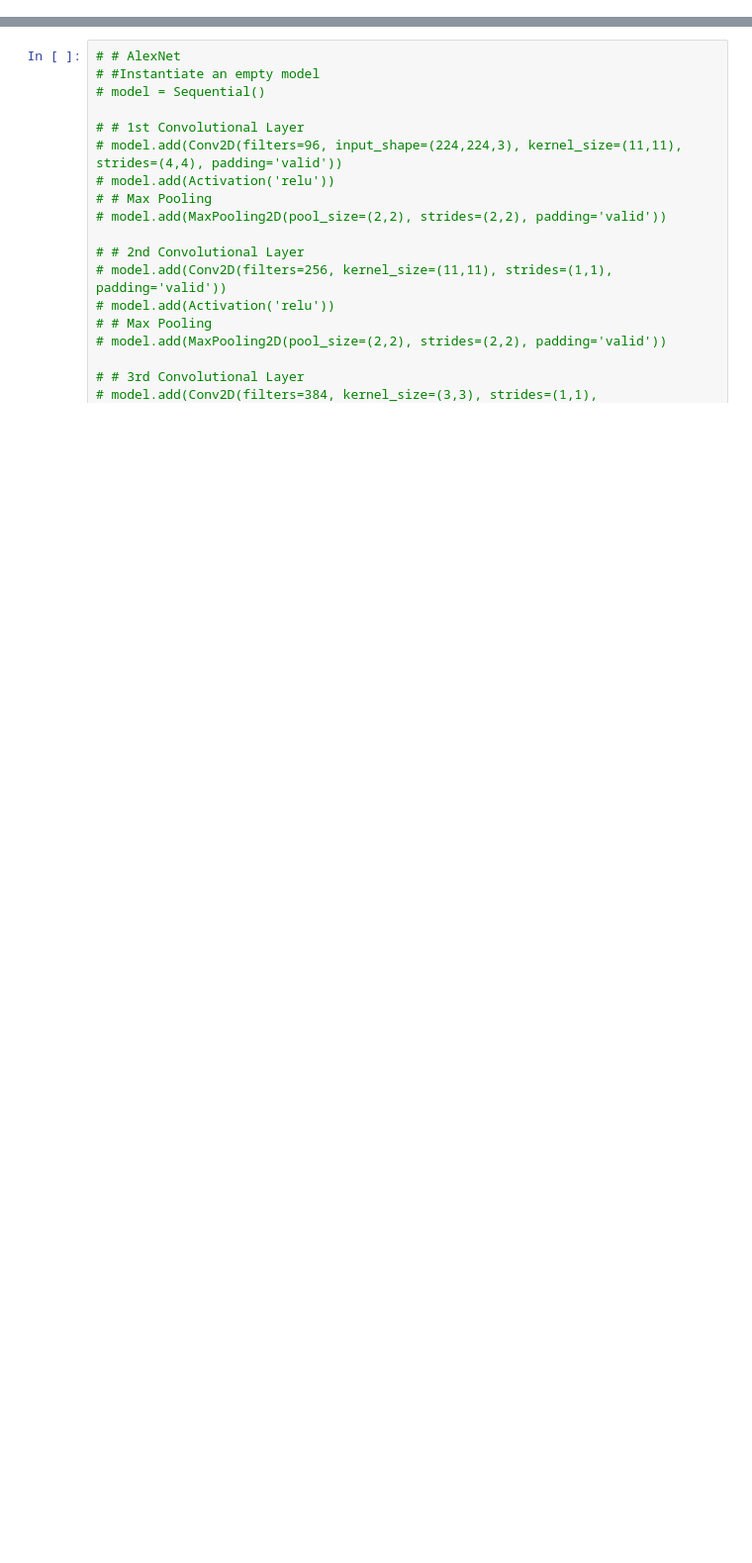
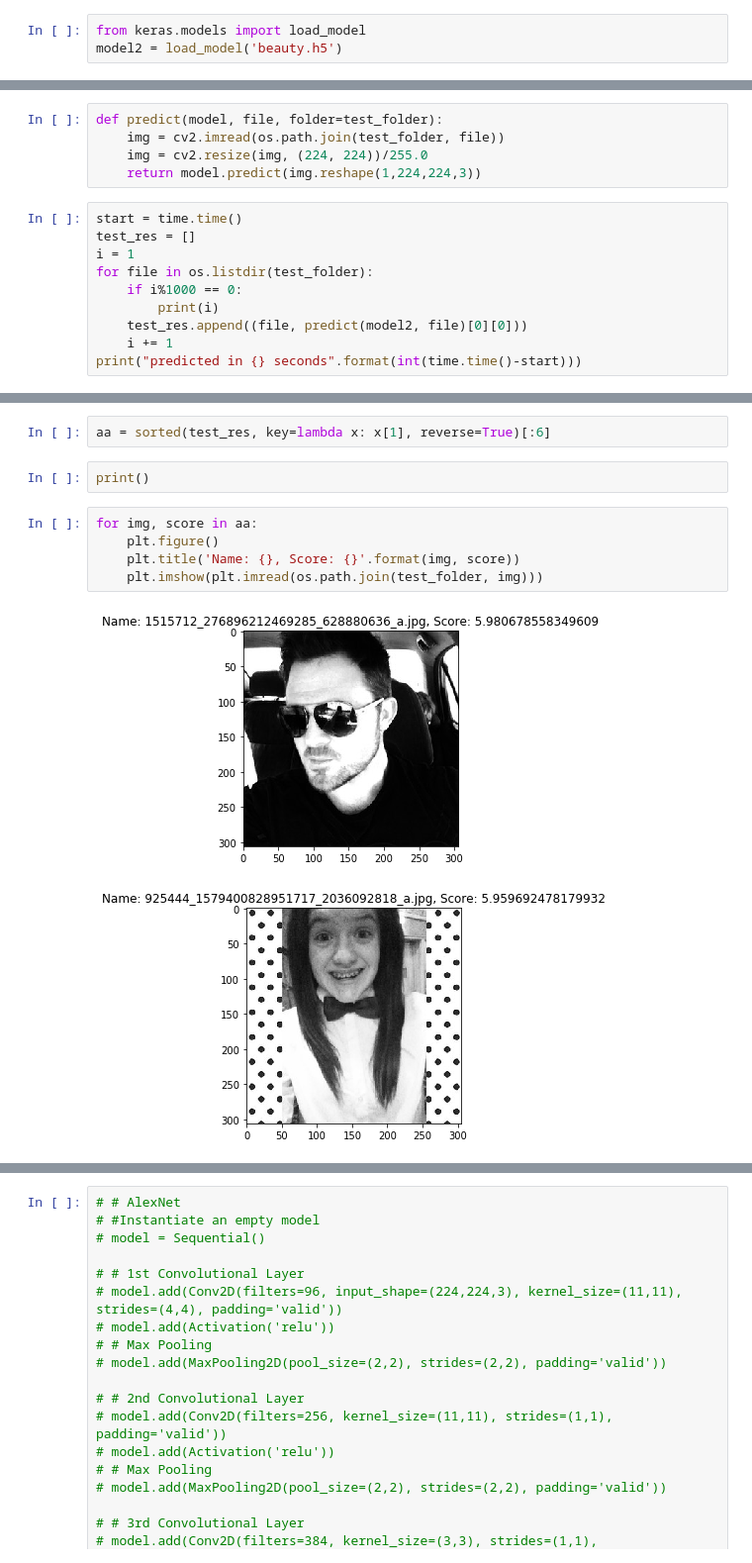
Before and after one commit to nguyenbh1507/selfie-rating, a Jupyter notebook: model.ipynb, the cells around one changed output, grey strips where cells are left out. Shown: that part at 99% size. Saved outputs shown, nothing was run; the diff lists cells and outputs as text; blank space fills up the shorter version.

```diff
--- a/model.ipynb
+++ b/model.ipynb
@@ -59,0 +251,3 @@ from keras.optimizers import Adam
+# %%
+from keras.models import load_model
+model2 = load_model('beauty.h5')
@@ -59,0 +284,15 @@ from keras.optimizers import Adam
+# %%
+def predict(model, file, folder=test_folder):
+    img = cv2.imread(os.path.join(test_folder, file))
+    img = cv2.resize(img, (224, 224))/255.0
+    return model.predict(img.reshape(1,224,224,3))
+# %%
+start = time.time()
+test_res = []
+i = 1
+for file in os.listdir(test_folder):
+    if i%1000 == 0:
+        print(i)
+    test_res.append((file, predict(model2, file)[0][0]))
+    i += 1
+print("predicted in {} seconds".format(int(time.time()-start)))
@@ -59,0 +317,12 @@ from keras.optimizers import Adam
+# %%
+aa = sorted(test_res, key=lambda x: x[1], reverse=True)[:6]
+# %%
+print()
+# %%
+for img, score in aa:
+    plt.figure()
+    plt.title('Name: {}, Score: {}'.format(img, score))
+    plt.imshow(plt.imread(os.path.join(test_folder, img)))
+# %% [output]
+[figure, added]
+[figure, added]
```
Also changed, not shown: parts of 52 cells of this notebook, 1 other file.
